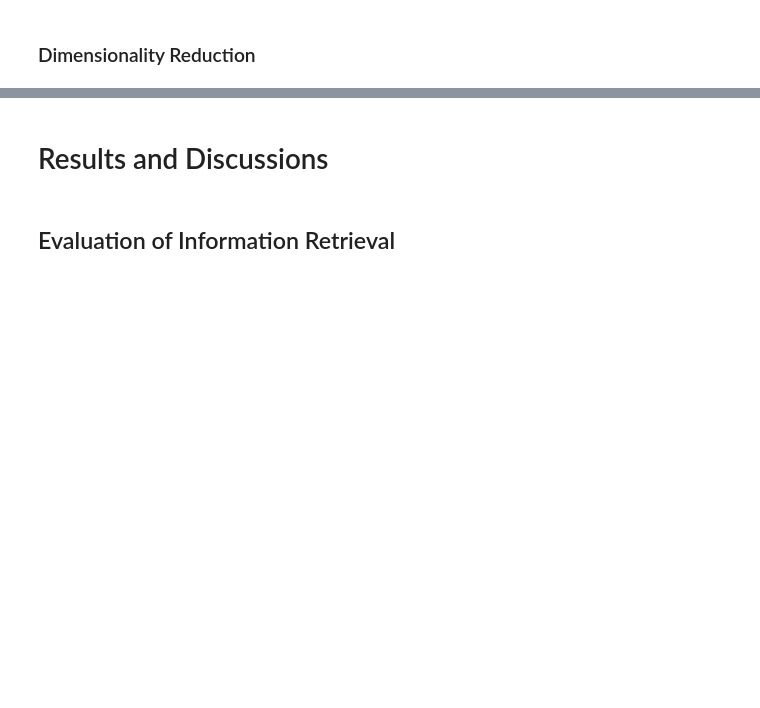
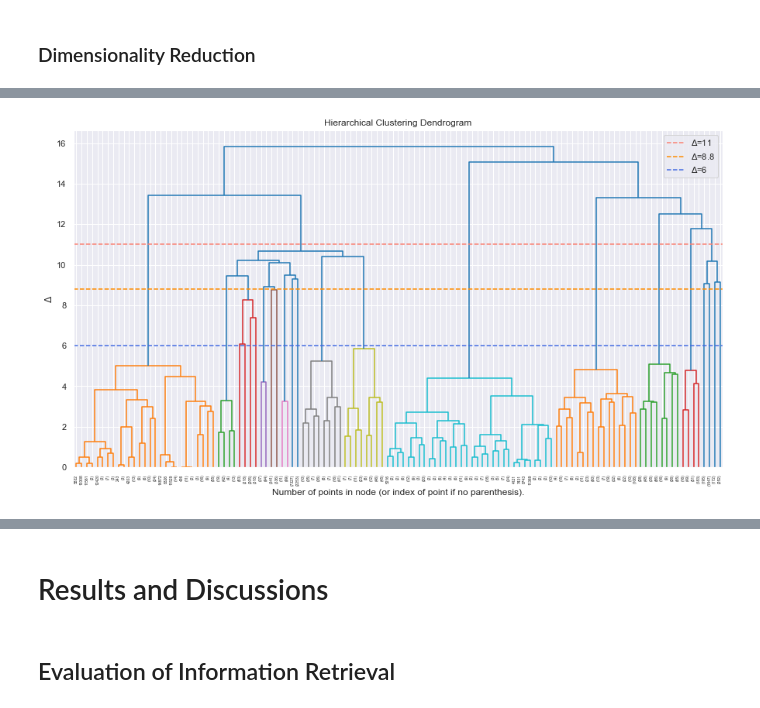
Before and after one commit to May-nerd/dmw-ml-final-project, a Jupyter notebook: final_paper/paper.ipynb, the cells around one changed output, grey strips where cells are left out. Cells and saved outputs as stored; diff of their text form; code cells hidden in the pictures; blank space fills up the shorter version.

```diff
--- a/final_paper/paper.ipynb
+++ b/final_paper/paper.ipynb
@@ -483,14 +550,20 @@ def plot_dendrogram(model, **kwargs):
 # setting distance_threshold=0 ensures we compute the full tree.
 model = AgglomerativeClustering(distance_threshold=0, n_clusters=None,
                                 linkage='ward')
-model = model.fit()
+model = model.fit(X_svd)
 # %%
 # plot the top three levels of the dendrogram
+sns.set_style('darkgrid')
 plt.figure(figsize=(15, 8))
-plot_dendrogram(model, truncate_mode='level', p=10, color_threshold=8.8)
+plot_dendrogram(model, truncate_mode='level', p=6, color_threshold=8.8)
 plt.xlabel("Number of points in node (or index of point if no parenthesis).")
 plt.title('Hierarchical Clustering Dendrogram')
 plt.axhline(11, color='salmon', linestyle='--')
-plt.axhline(8.8, color='salmon', linestyle='--')
-plt.axhline(6, color='salmon', linestyle='--')
+plt.axhline(8.8, color='darkorange', linestyle='--')
+plt.axhline(6, color='royalblue', linestyle='--')
+plt.legend(["$\Delta$=11", "$\Delta$=8.8", "$\Delta$=6"])
+plt.ylabel("$\Delta$")
 plt.show()
+sns.set_style('whitegrid')
+# %% [output]
+[figure, added]
```
Also changed, not shown: parts of 38 cells of this notebook, 3 other files.
